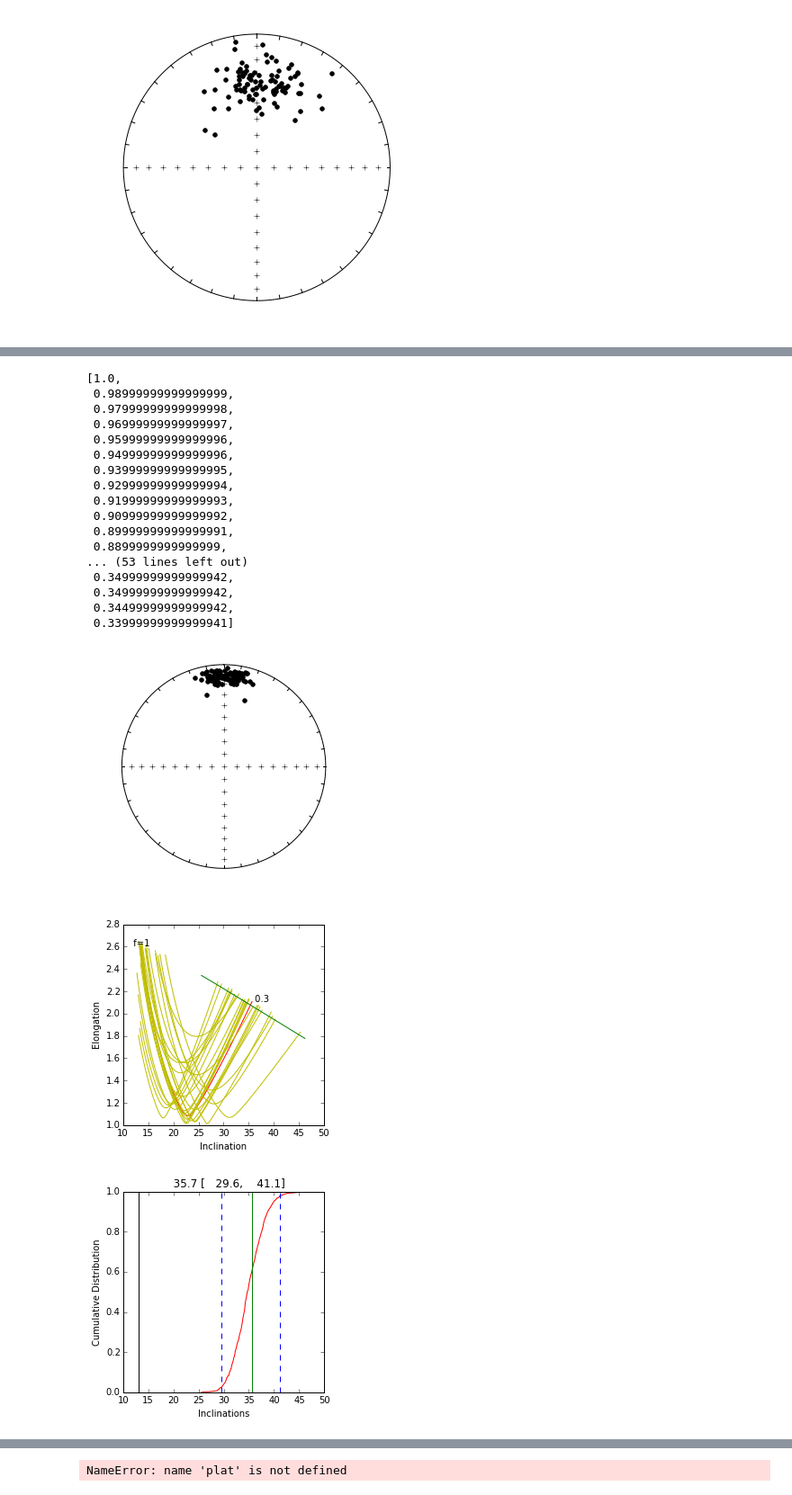
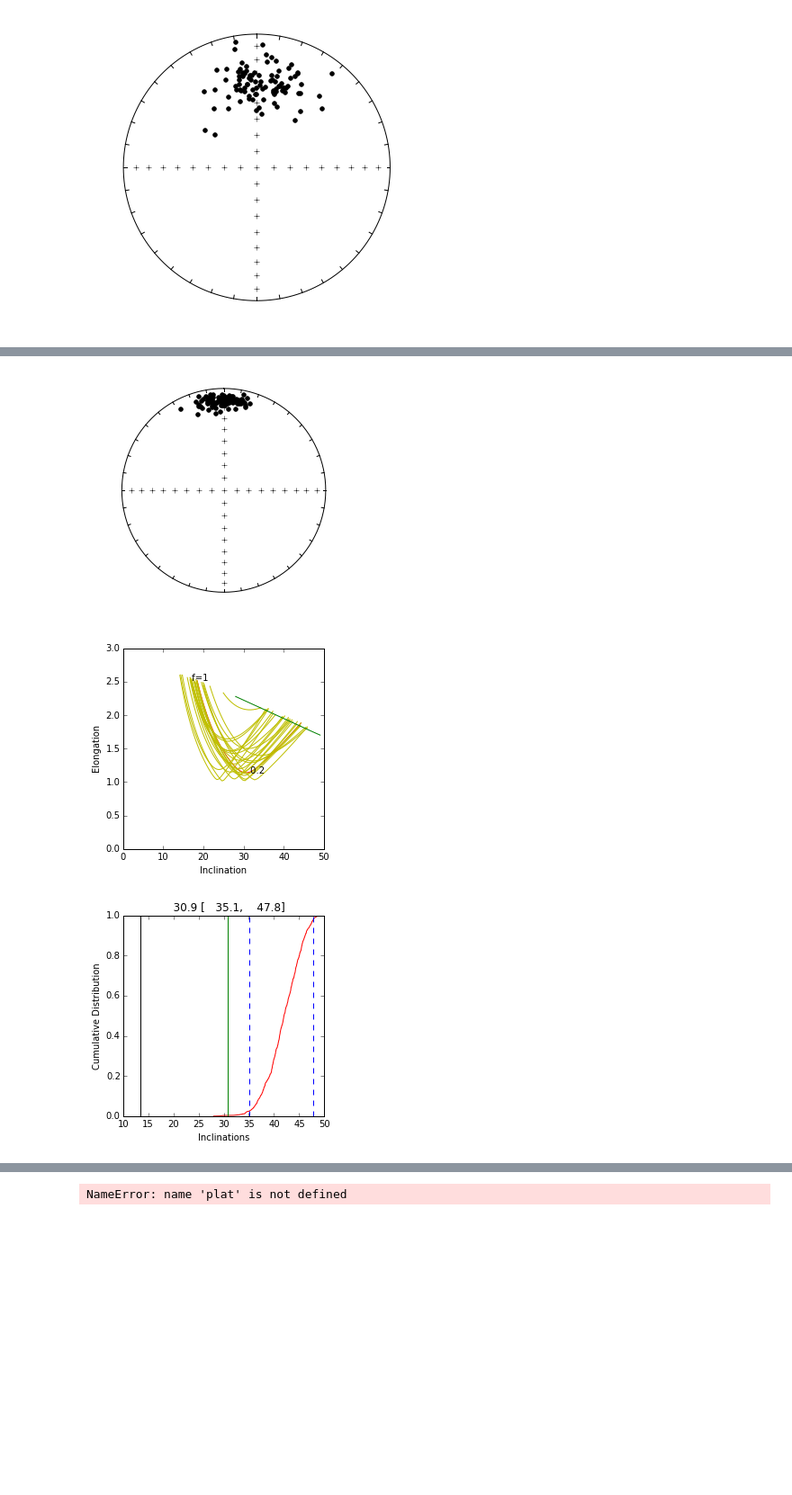
Before and after one commit to lfairchild/ipmag_development, a Jupyter notebook: ipmag_development.ipynb, the cells around one changed output, grey strips where cells are left out. Shown at 90% size. Drawn from its saved outputs; the diff is of its cells as text; code cells hidden in the pictures; blank space fills up the shorter version.

Commit message:
additional work on find_EI

```diff
--- a/ipmag_development.ipynb
+++ b/ipmag_development.ipynb
@@ -106,3 +86,0 @@ array([[  3.51200000e+02,   3.17000000e+01,   4.04989400e+04],
-# %%
-a,b,c,d = pmag.find_f(data)
-d
@@ -172,11 +132,12 @@ def find_f(data):
     Tan_Incs=np.tan(Incs*rad)
     for f in np.arange(1.,.2 ,-.01):
         U=np.arctan((1./f)*Tan_Incs)/rad
-        fdata=numpy.array([Decs,U]).transpose()
+        fdata=np.array([Decs,U]).transpose()
         ppars=doprinc(fdata)
         Fs.append(f)
+        # find elongation parameter as defined by Tauxe (1998)
         Es.append(ppars["tau2"]/ppars["tau3"])
-        ang = angle([D,0],[ppars["V2dec"],0])
+        ang = pmag.angle([D,0],[ppars["V2dec"],0])
         if 180.-ang<ang:ang=180.-ang
         V2s.append(ang)
         Is.append(abs(ppars["inc"]))
@@ -188,19 +149,23 @@ def find_f(data):
             del Fs[-1]
             del V2s[-1]
             if len(Fs)>0:
-                for f in numpy.arange(Fs[-1],.2 ,-.005):
-                    U=numpy.arctan((1./f)*Tan_Incs)/rad
-                    fdata=numpy.array([Decs,U]).transpose()
+                for f in np.arange(Fs[-1],.2 ,-.005):
+                    U=np.arctan((1./f)*Tan_Incs)/rad
+                    fdata=np.array([Decs,U]).transpose()
                     ppars=doprinc(fdata)
                     Fs.append(f)
                     Es.append(ppars["tau2"]/ppars["tau3"])
                     Is.append(abs(ppars["inc"]))
-                    ang=angle([D,0],[ppars["V2dec"],0])
+                    ang=pmag.angle([D,0],[ppars["V2dec"],0])
                     if 180.-ang<ang:ang=180.-ang
                     V2s.append(ang)
                     if EI(abs(ppars["inc"]))<=Es[-1]:
                         return Es,Is,Fs,V2s
     return [0],[0],[0],[0]
+# %%
+def EI(inc):
+    poly_tk03= [3.15976125e-06,  -3.52459817e-04,  -1.46641090e-02,   2.89538539e+00]
+    return poly_tk03[0]*inc**3 + poly_tk03[1]*inc**2 + poly_tk03[2]*inc + poly_tk03[3]
 # %%
 from IPython.display import clear_output
 import sys
@@ -234,6 +199,7 @@ def find_EI(data, nb=1000, save = False, save_folder = '.', fmt='svg'):
     sys.stdout.flush()
 
     upper,lower=int(round(.975*nb)),int(round(.025*nb))
+    print upper, lower
     E,I=[],[]
 
     plt.figure(num=1,figsize=(4,4))
@@ -244,7 +210,8 @@ def find_EI(data, nb=1000, save = False, save_folder = '.', fmt='svg'):
     Io=ppars['inc']
     n=ppars["N"]
     Es,Is,Fs,V2s=pmag.find_f(data)
-    Inc,Elong=Is[-1],Es[-1]
+    Inc,Elong=Is[Es.index(min(Es))],Es[Es.index(min(Es))]
+#     Inc,Elong=Is[-1],Es[-1]
 
     plt.figure(num=2,figsize=(4,4))
     plt.plot(Is,Es,'r')
@@ -267,7 +234,7 @@ def find_EI(data, nb=1000, save = False, save_folder = '.', fmt='svg'):
 
     while b < nb:
         bdata = pmag.pseudo(data)
-        Es,Is,Fs,V2s = pmag.find_f(bdata)
+        Es,Is,Fs,V2s = find_f(bdata)
         if b<25:
             plt.plot(Is,Es,'y')
 #         if len(Es)>0:
@@ -275,13 +242,14 @@ def find_EI(data, nb=1000, save = False, save_folder = '.', fmt='svg'):
             ppars=pmag.doprinc(bdata)
             I.append(abs(Is[-1]))
             E.append(Es[-1])
-        b += 1
+            b += 1
 #     print lower, upper
     I.sort()
     E.sort()
+    print len(I)
     Eexp=[]
     for i in I:
-        Eexp.append(pmag.EI(i))
+        Eexp.append(EI(i))
     plt.plot(I,Eexp,'g-')
     if Inc==0:
         title= 'Pathological Distribution: '+'[%7.1f, %7.1f]' %(I[lower],I[upper])
@@ -306,4 +274,5 @@ def find_EI(data, nb=1000, save = False, save_folder = '.', fmt='svg'):
     print ""
     print "The corrected inclination is: " + str(Inc)
     print "with bootstrapped confidence bounds of: " +  str(I[lower]) + ' to ' + str(I[upper])
-    return Fs
+    print "and elongation parameter of: " + str(Elong)
+    return ipmag.make_di_block(decs, unsquished_incs)
@@ -406,5 +338,5 @@ array([[   6.87313145,   16.71899485],
 # %%
-find_EI(data=squished_DIs,nb=1000)
+findEI_corr_dirs = find_EI(data=squished_DIs,nb=1000)
 # %% [output]
 Bootstrapping.... be patient
 
@@ -415,20 +350,3 @@ with bootstrapped confidence bounds of: 29.613816591 to 41.1047865442
-[1.0,
- 0.98999999999999999,
- 0.97999999999999998,
- 0.96999999999999997,
- 0.95999999999999996,
- 0.94999999999999996,
- 0.93999999999999995,
- 0.92999999999999994,
- 0.91999999999999993,
- 0.90999999999999992,
- 0.89999999999999991,
- 0.8899999999999999,
-... (53 lines left out)
- 0.34999999999999942,
- 0.34999999999999942,
- 0.34499999999999942,
- 0.33999999999999941]
-[figure, old version]
+[figure, new version]
-[figure, old version]
+[figure, new version]
-[figure, old version]
+[figure, new version]
```
Also changed, not shown: parts of 27 cells of this notebook.
